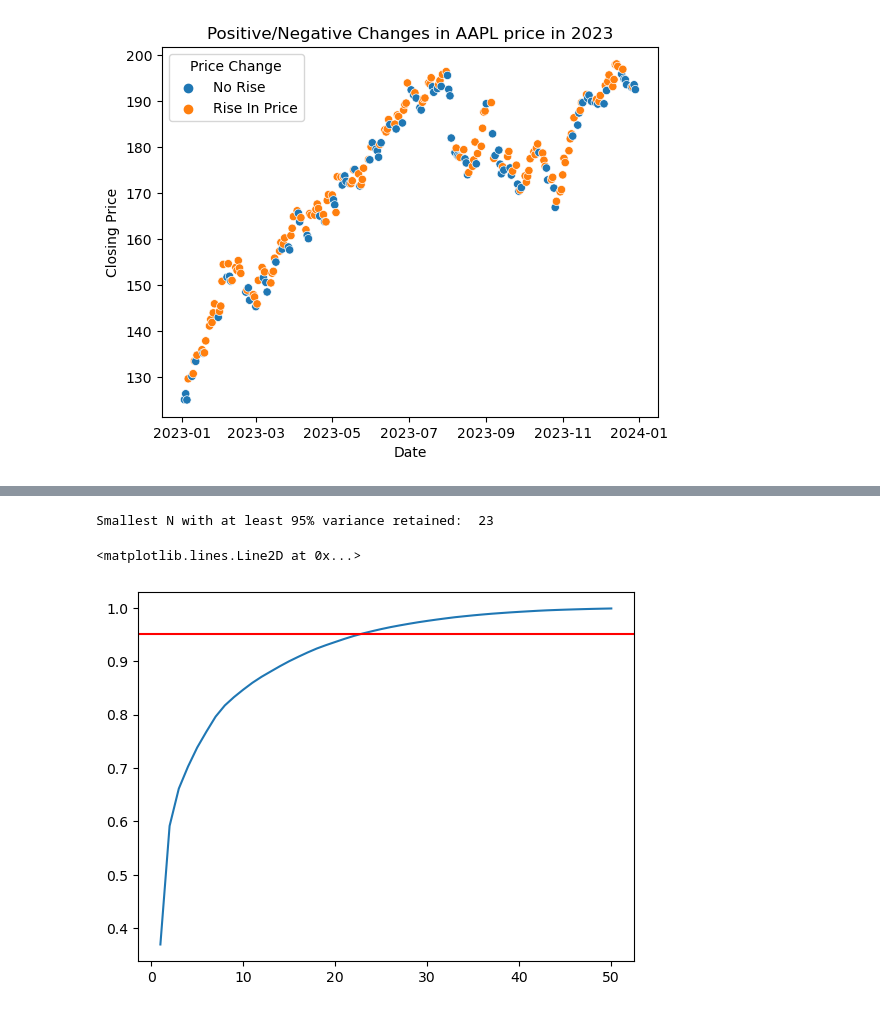
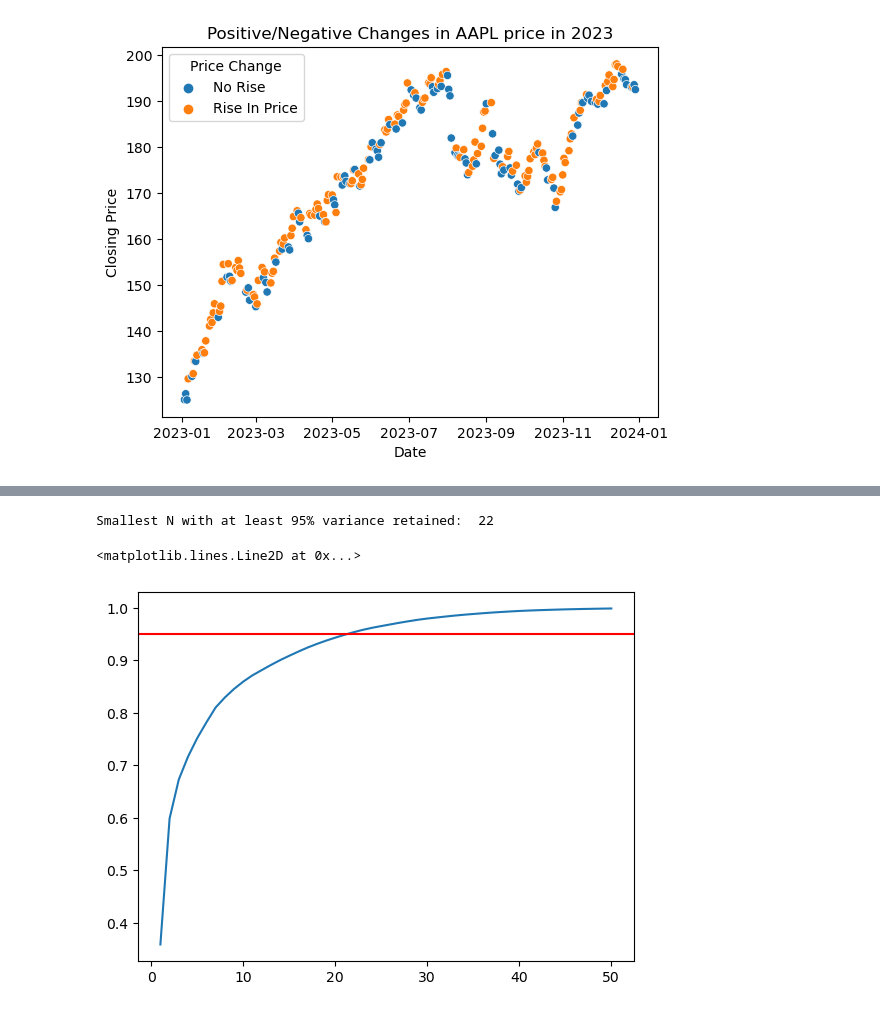
Before and after one commit to JamesDwightDana/cs136_group_project, a Jupyter notebook: project_jdd_MIXT_2.ipynb, the cells around one changed output, grey strips where cells are left out. Drawn from its saved outputs; the diff is of its cells as text; code cells hidden in the pictures.

```diff
--- a/project_jdd_MIXT_2.ipynb
+++ b/project_jdd_MIXT_2.ipynb
@@ -95,7 +86,7 @@ Index(['volatility_kch', 'volatility_kcl', 'volatility_kcw', 'volatility_kcp',
 df['priceChange'] = df['Close']-df['Open']
 df['priceChange_p'] = (df['Close']-df['Open'])/df['Open']
 
-class_threshold = 0
+class_threshold = 0.01
 df['classPriceChange'] = 1*(df['priceChange']>class_threshold)
 
 df['dateInt'] = df['date'].apply(lambda x: (x - datetime(1970,1,1)).days)
@@ -178,8 +245,26 @@ from sklearn.model_selection import train_test_split, StratifiedShuffleSplit
 all_x = df2[df2.columns[4:]].values
 all_y = df2['classPriceChange'].values
 
-custom_mask = np.array(list(map(lambda x: x<np.datetime64('2020-01-01'),df2['date'].values)))
-train_x = all_x[custom_mask]
-train_y = all_y[custom_mask]
-test_x = all_x[~custom_mask]
-test_y = all_y[~custom_mask]
+# (1981 - 2024), (2024 - NOW) ::: TRAIN ACC : .576, TEST ACC: .444
+# (2010 - 2024), (2024 - NOW) ::: TRAIN ACC : .576, TEST ACC: .444
+# (2020 - 2024), (2024 - NOW) ::: TRAIN ACC : .616, TEST ACC: .469
+# (2021 - 2024), (2024 - NOW) ::: TRAIN ACC : .630, TEST ACC: .456
+# (2022 - 2024), (2024 - NOW) ::: TRAIN ACC : .642, TEST ACC: .518
+# (2023 - 2024), (2024 - NOW) ::: TRAIN ACC : .684, TEST ACC: .407
+
+earliest_train = '2000-01-01'
+earliest_test = '2023-05-01'
+
+train_mask = np.array(list(map(lambda x:
+                             (x>=np.datetime64(earliest_train))&(x<np.datetime64(earliest_test)),
+                             df2['date'].values)))
+test_mask = np.array(list(map(lambda x:
+                             (x>=np.datetime64(earliest_test)),df2['date'].values)))
+
+train_x = all_x[train_mask]
+train_y = all_y[train_mask]
+test_x = all_x[test_mask]
+test_y = all_y[test_mask]
+
+print(train_x.shape,test_x.shape)
+print(train_x.shape[0]/(train_x.shape[0]+test_x.shape[0]))
@@ -189,0 +416,12 @@ print([x for x in range(0,12)])
+# %%
+myPipeline_PRE = Pipeline([
+        ('scaler', StandardScaler()),
+        ('lda',LinearDiscriminantAnalysis())])
+train_x_LDA = myPipeline_PRE.fit_transform(train_x,train_y)
+
+GNB_DR_log_joint_proba_train = clf.best_estimator_['gnb'].predict_joint_log_proba(train_x_LDA)
+
+
+gnb_train_try = clf.best_estimator_['gnb'].predict_log_proba(train_x_LDA)
+
+print(GNB_DR_log_joint_proba_train[0],gnb_train_try[0]+np.log(np.mean(train_y)))
@@ -190,22 +455,23 @@ print([x for x in range(0,12)])
 # %%
 n_options = [x+1 for x in range(50)]
 scores = []
 for n in n_options:
     myPipeline_PRE = Pipeline([
         ('scaler', StandardScaler()),
-        ('pca',PCA(n_components=n))])
+        ('pca',PCA(n_components=n))
+        ])
     myPipeline_PRE.fit(train_x)
     scores.append(np.sum(myPipeline_PRE['pca'].explained_variance_ratio_))
 
 best_n = n_options[np.argmax([x>=.95 for x in scores])]
 
 print("Smallest N with at least 95% variance retained:\t",best_n)
 plt.plot(n_options,scores)
 plt.axhline(y = 0.95, color = 'r', linestyle = '-')
 # %% [output]
-Smallest N with at least 95% variance retained:  23
+Smallest N with at least 95% variance retained:  22
 <matplotlib.lines.Line2D at 0x...>
-[figure, old version]
+[figure, new version]
 # %%
 # Preprocessing
 
```
Also changed, not shown: parts of 28 cells of this notebook.
